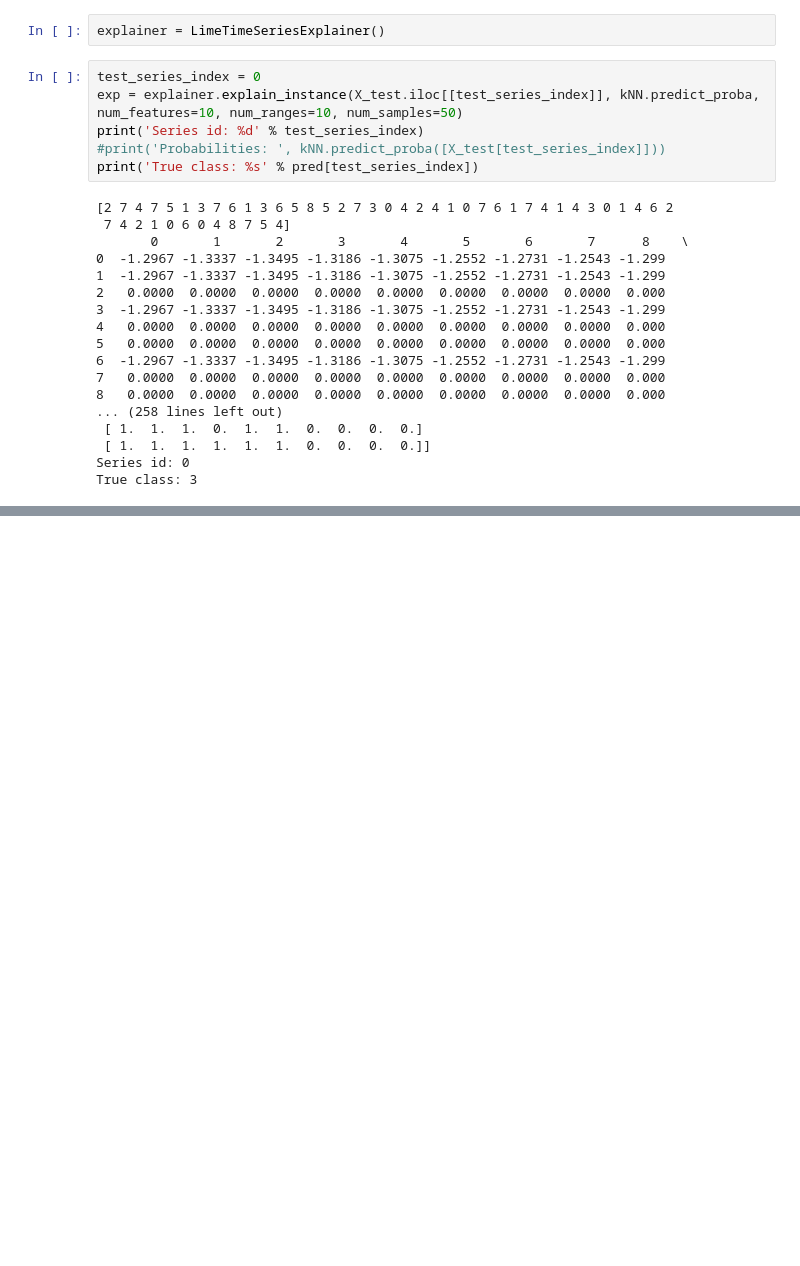
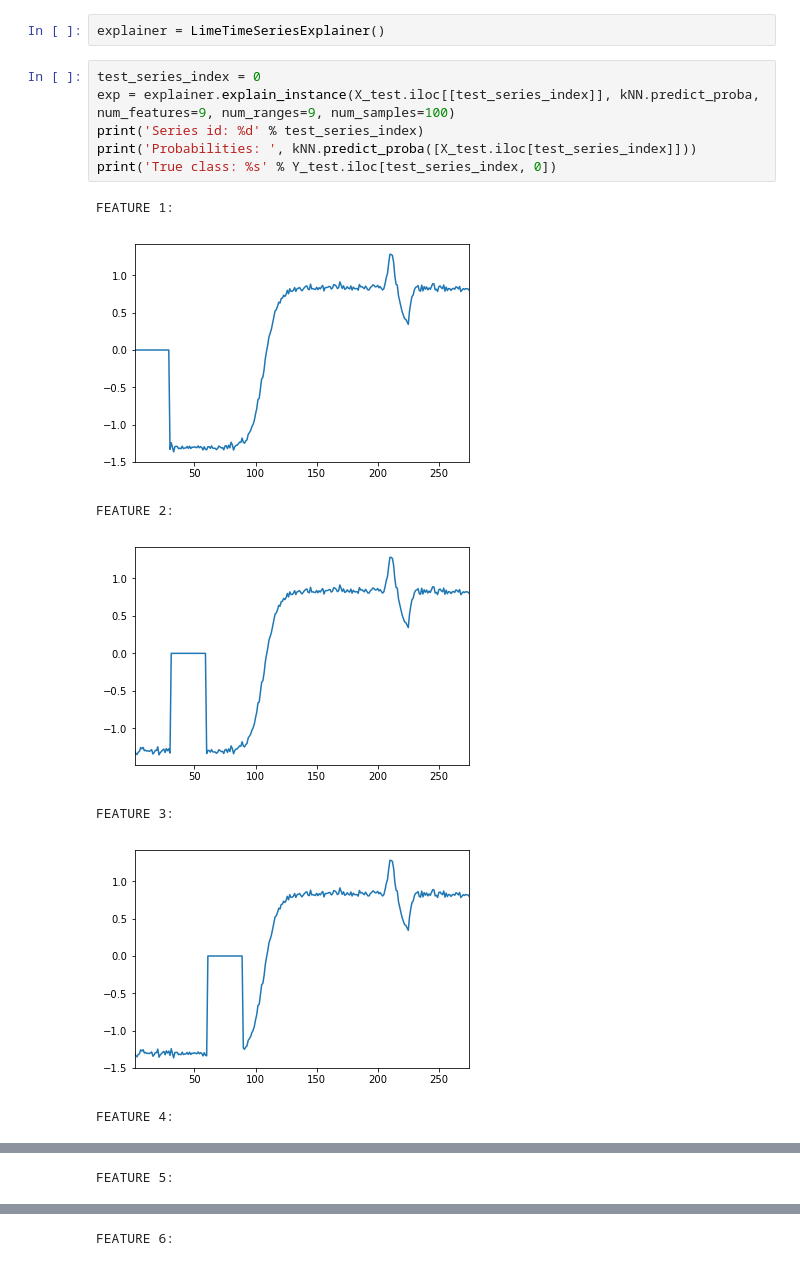
Before and after one commit to MkuuWaUjinga/lime, a Jupyter notebook: lime/time_series_explanation.ipynb, the cells around one changed output, grey strips where cells are left out. Saved outputs shown, nothing was run; the diff lists cells and outputs as text; blank space fills up the shorter version.

```diff
--- a/lime/time_series_explanation.ipynb
+++ b/lime/time_series_explanation.ipynb
@@ -117,25 +105,15 @@ sklearn.metrics.accuracy_score(Y_test[0:10].values.ravel(), pred)
 explainer = LimeTimeSeriesExplainer()
 # %%
 test_series_index = 0
-exp = explainer.explain_instance(X_test.iloc[[test_series_index]], kNN.predict_proba, num_features=10, num_ranges=10, num_samples=50)
+exp = explainer.explain_instance(X_test.iloc[[test_series_index]], kNN.predict_proba, num_features=9, num_ranges=9, num_samples=100)
 print('Series id: %d' % test_series_index)
-#print('Probabilities: ', kNN.predict_proba([X_test[test_series_index]]))
-print('True class: %s' % pred[test_series_index])
+print('Probabilities: ', kNN.predict_proba([X_test.iloc[test_series_index]]))
+print('True class: %s' % Y_test.iloc[test_series_index, 0])
 # %% [output]
-[2 7 4 7 5 1 3 7 6 1 3 6 5 8 5 2 7 3 0 4 2 4 1 0 7 6 1 7 4 1 4 3 0 1 4 6 2
- 7 4 2 1 0 6 0 4 8 7 5 4]
-       0       1       2       3       4       5       6       7      8    \
-0  -1.2967 -1.3337 -1.3495 -1.3186 -1.3075 -1.2552 -1.2731 -1.2543 -1.299
-1  -1.2967 -1.3337 -1.3495 -1.3186 -1.3075 -1.2552 -1.2731 -1.2543 -1.299
-2   0.0000  0.0000  0.0000  0.0000  0.0000  0.0000  0.0000  0.0000  0.000
-3  -1.2967 -1.3337 -1.3495 -1.3186 -1.3075 -1.2552 -1.2731 -1.2543 -1.299
-4   0.0000  0.0000  0.0000  0.0000  0.0000  0.0000  0.0000  0.0000  0.000
-5   0.0000  0.0000  0.0000  0.0000  0.0000  0.0000  0.0000  0.0000  0.000
-6  -1.2967 -1.3337 -1.3495 -1.3186 -1.3075 -1.2552 -1.2731 -1.2543 -1.299
-7   0.0000  0.0000  0.0000  0.0000  0.0000  0.0000  0.0000  0.0000  0.000
-8   0.0000  0.0000  0.0000  0.0000  0.0000  0.0000  0.0000  0.0000  0.000
-... (258 lines left out)
- [ 1.  1.  1.  0.  1.  1.  0.  0.  0.  0.]
- [ 1.  1.  1.  1.  1.  1.  0.  0.  0.  0.]]
-Series id: 0
-True class: 3
+FEATURE 1:
+[figure, added]
+FEATURE 2:
+[figure, added]
+FEATURE 3:
+[figure, added]
+FEATURE 4:
@@ -141,0 +121 @@ True class: 3
+FEATURE 5:
@@ -141,0 +123 @@ True class: 3
+FEATURE 6:
```
Also changed, not shown: parts of 6 cells of this notebook, 1 other file.
